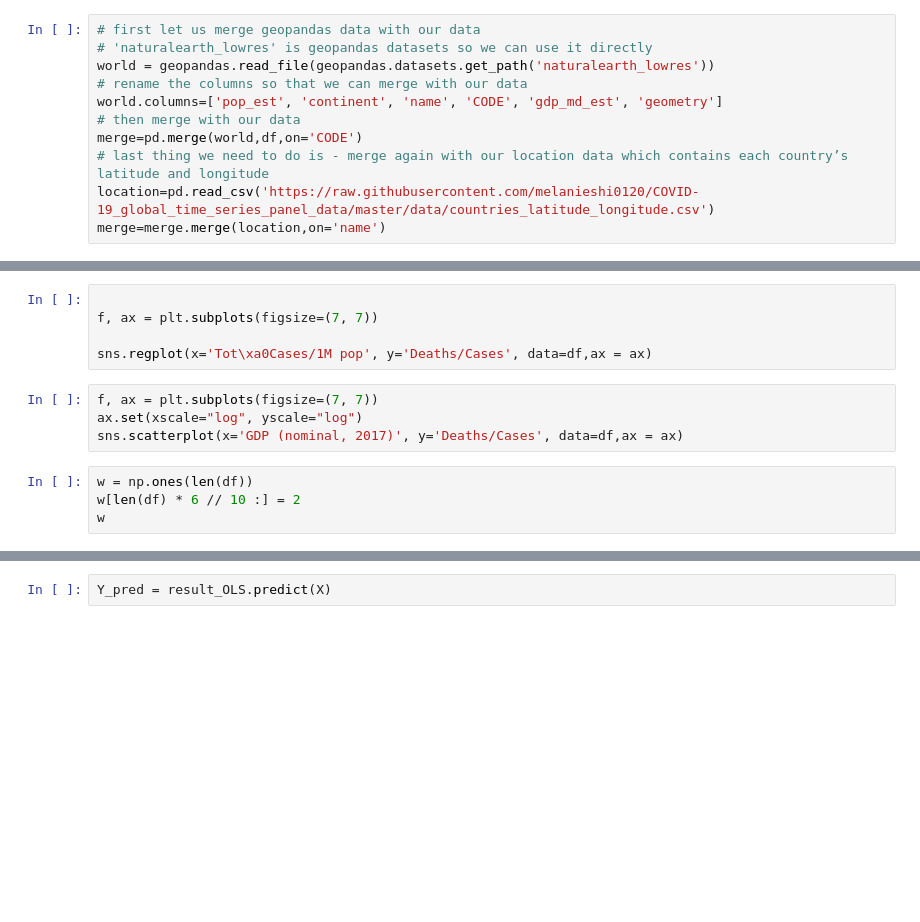
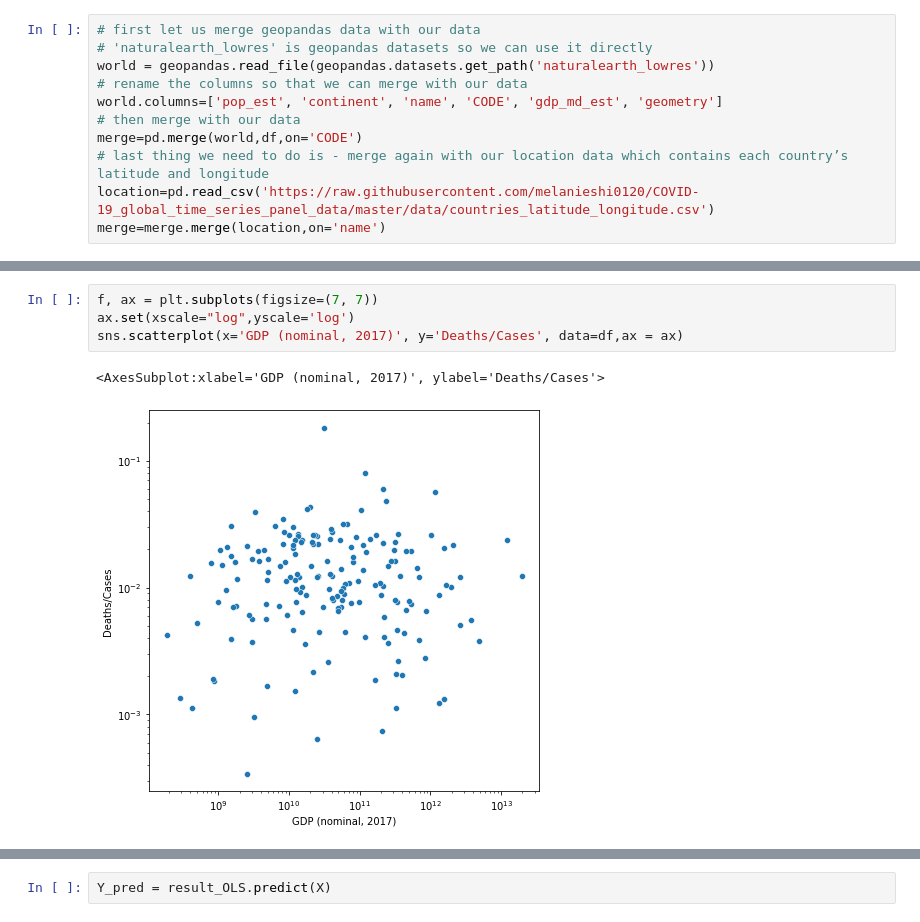
Before and after one commit to tonyvu1289/DV_lab01, a Jupyter notebook: duy.ipynb, the cells around one changed output, grey strips where cells are left out. Cells and saved outputs as stored; diff of their text form; blank space fills up the shorter version.

```diff
--- a/duy.ipynb
+++ b/duy.ipynb
@@ -149,16 +141,10 @@ plt.show()
 # %%
-
 f, ax = plt.subplots(figsize=(7, 7))
-
-sns.regplot(x='Tot\xa0Cases/1M pop', y='Deaths/Cases', data=df,ax = ax)
+ax.set(xscale="log",yscale='log')
+sns.scatterplot(x='GDP (nominal, 2017)', y='Deaths/Cases', data=df,ax = ax)
+# %% [output]
+<AxesSubplot:xlabel='GDP (nominal, 2017)', ylabel='Deaths/Cases'>
+[figure, added]
-# %%
-f, ax = plt.subplots(figsize=(7, 7))
-ax.set(xscale="log", yscale="log")
-sns.scatterplot(x='GDP (nominal, 2017)', y='Deaths/Cases', data=df,ax = ax)
-# %%
-w = np.ones(len(df))
-w[len(df) * 6 // 10 :] = 2
-w
 # %%
 Y = stats.zscore(df['Deaths/Cases'])
 X = stats.zscore(df['Tot\xa0Cases/1M pop'])
```
Also changed, not shown: parts of 23 cells of this notebook, 1 other file.
